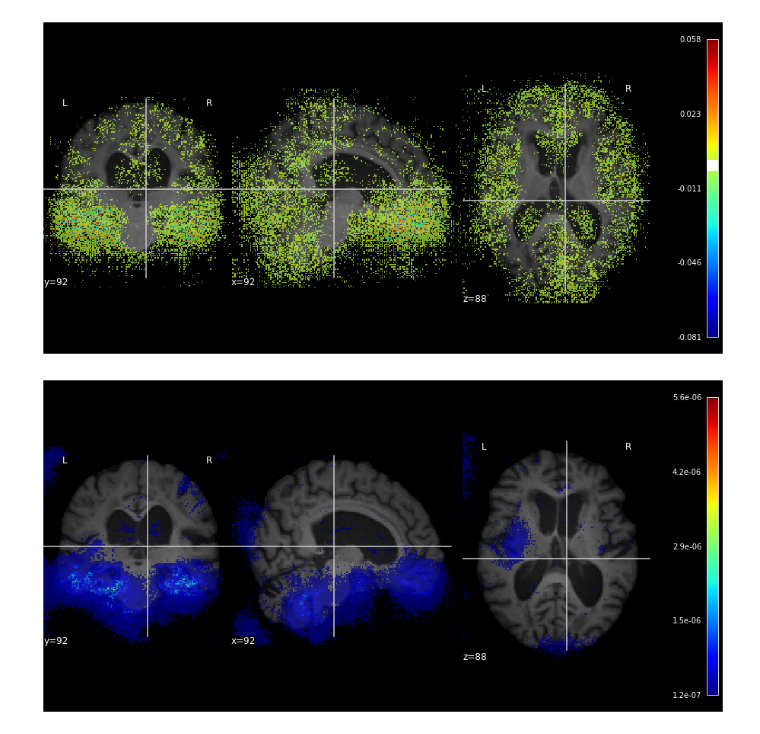
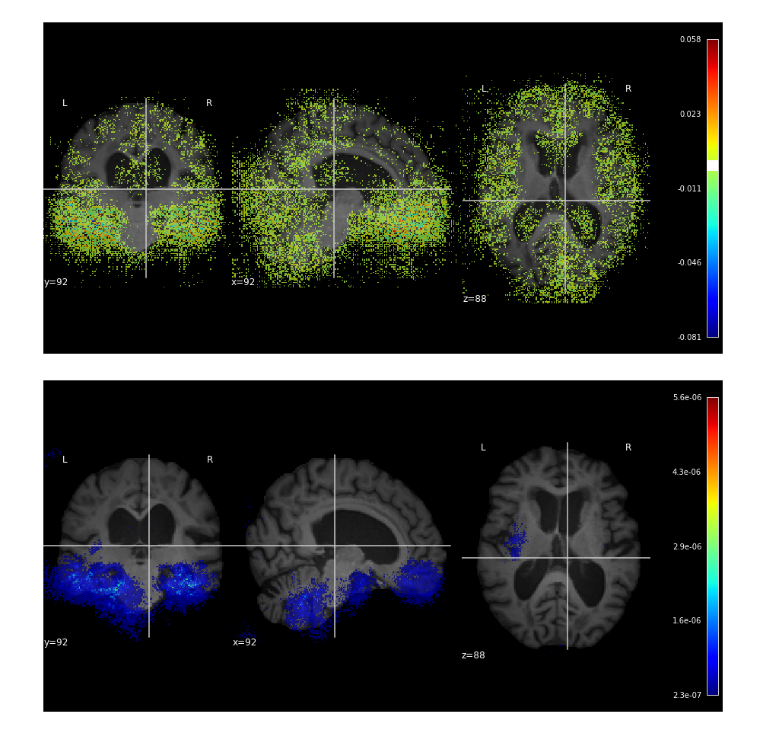
Before and after one commit to BobrG/neuro-gnn-project, a Jupyter notebook: baseline.ipynb, the cells around one changed output. Cells and saved outputs as stored; diff of their text form; code cells hidden in the pictures.

```diff
--- a/baseline.ipynb
+++ b/baseline.ipynb
@@ -474,6 +474,6 @@ display_interpretation(mask_0_ig, dataset_img, cut_coords=CUT_COORDS, threshold=
 mask_0_igsmooth, mask_1_igsmooth = get_masks(model, test_loader, mask_type='saliency_intgrad_smooth', size=data_test.size)
 # %%
 dataset_img = data_test.__getitem__(0)
-display_interpretation(mask_1_igsmooth, dataset_img, cut_coords=CUT_COORDS, threshold=np.quantile(mask_0_igsmooth, q=0.92))
+display_interpretation(mask_1_igsmooth, dataset_img, cut_coords=CUT_COORDS, threshold=np.quantile(mask_0_igsmooth, q=0.97))
 # %% [output]
-[figure, old version]
+[figure, new version]
```
Also changed, not shown: 1 other file.
